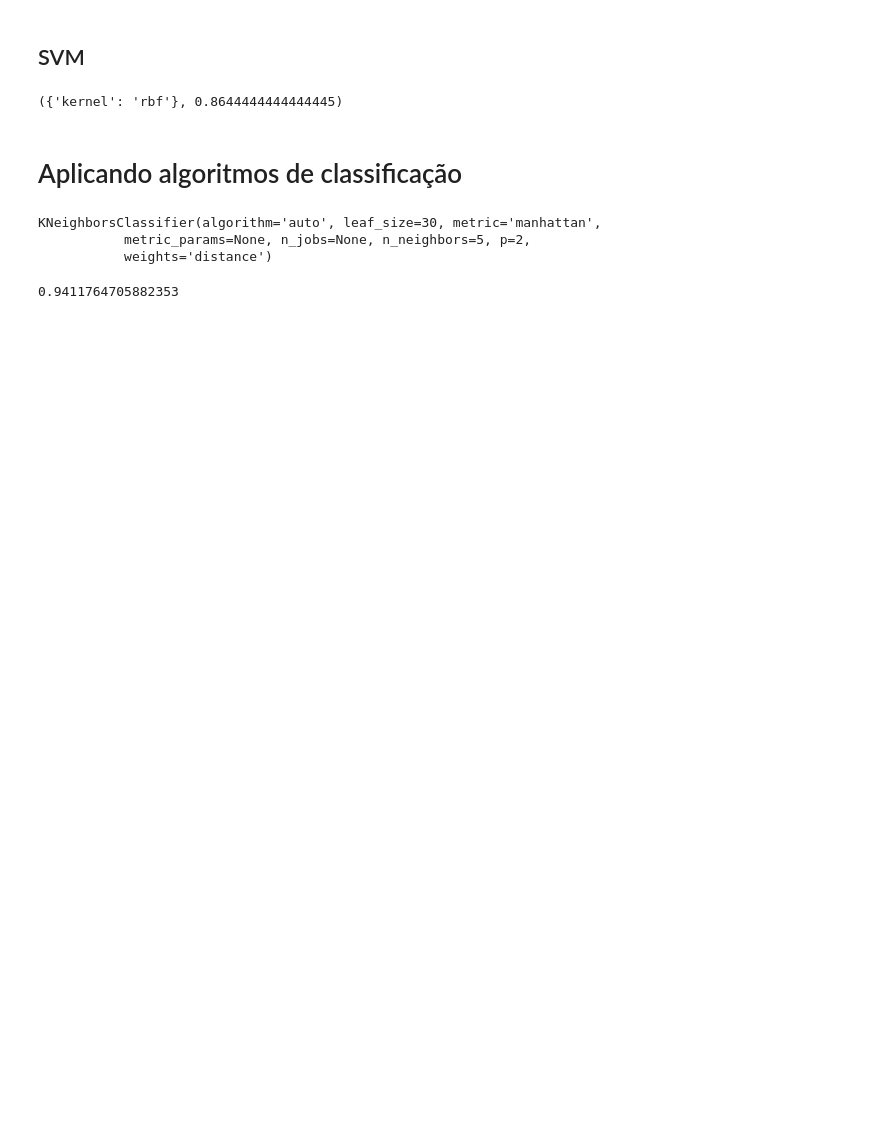
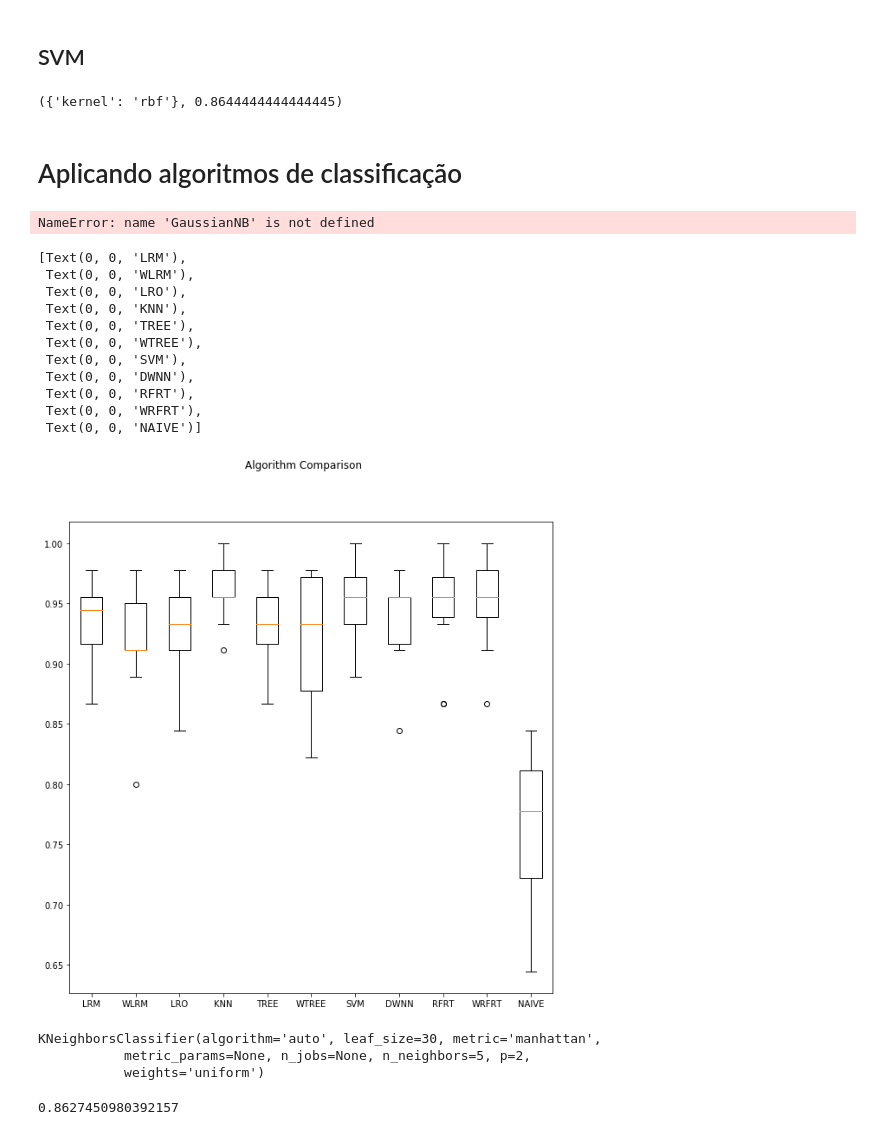
Before and after one commit to luana-martins/Machine-Learning, a Jupyter notebook: src/pre-processamento.ipynb, the cells around one changed output. Drawn from its saved outputs; the diff is of its cells as text; code cells hidden in the pictures; blank space fills up the shorter version.

Commit message:
adicionando naive bayes (Luana)

```diff
--- a/src/pre-processamento.ipynb
+++ b/src/pre-processamento.ipynb
@@ -311 +321,70 @@ takeBestParams(svm, param_grid)
+# %%
+from sklearn.ensemble import VotingClassifier
+from sklearn import model_selection
+from sklearn.ensemble import BaggingClassifier
+from sklearn.metrics import confusion_matrix
+
+# Preparando os modelos
+estimators = []
+model1 = LogisticRegression(multi_class='multinomial', solver="newton-cg")
+estimators.append(('LRM', model1))
+model2 = LogisticRegression(multi_class='multinomial', solver="newton-cg", class_weight="balanced")
+estimators.append(('WLRM', model2))
+model3 = LogisticRegression(multi_class='ovr', solver="liblinear")
+estimators.append(('LRO', model3))
+model4 = KNeighborsClassifier(n_neighbors = 5, metric="manhattan")
+estimators.append(('KNN', model4))
+model5 = DecisionTreeClassifier(criterion="entropy", random_state=56)
+estimators.append(('TREE', model5))
+model6 = DecisionTreeClassifier(criterion="entropy", class_weight="balanced", random_state=41)
+estimators.append(('WTREE', model6))
+model7 = SVC(random_state=0)
+estimators.append(('SVM', model7))
+model8 = KNeighborsClassifier(n_neighbors = 2, weights="distance", metric="manhattan")
+estimators.append(('DWNN', model8))
+model9 = RandomForestClassifier(criterion="entropy", random_state=22)
+estimators.append(('RFRT', model9))
+model10 = RandomForestClassifier(class_weight="balanced_subsample", criterion="gini", random_state=24)
+estimators.append(('WRFRT', model10))
+model11 = GaussianNB(var_smoothing=0.0015199110829529332)
+estimators.append(('NAIVE', model11))
+
+#ensemble = VotingClassifier(estimators)
+#results = model_selection.cross_val_score(ensemble, X_train, y_train, cv=kfold)
+
+# Verificando score de todos so modelos
+results = []
+names = []
+for name, model in estimators:
+    kfold = model_selection.KFold(n_splits=10)
+    y_pred = model_selection.cross_val_predict(model, X_train, y_train, cv=kfold)
+    cv_results = model_selection.cross_val_score(model, X_train, y_train, cv=kfold)
+    conf_mat = confusion_matrix(y_train, y_pred)
+    results.append(cv_results)
+    names.append(name)
+    print("%s: media %f | DP %f | Max %f" % (name, cv_results.mean(), cv_results.std(), cv_results.max()))
+    print("Matriz de confusão")
+    print(conf_mat, "\n")
+# %% [output]
+NameError: name 'GaussianNB' is not defined
+# %%
+# Plotando boxplot dos resultados
+fig = plt.figure(figsize=(10, 10))
+fig.suptitle('Algorithm Comparison')
+ax = fig.add_subplot(111)
+plt.boxplot(results)
+ax.set_xticklabels(names)
+# %% [output]
+[Text(0, 0, 'LRM'),
+ Text(0, 0, 'WLRM'),
+ Text(0, 0, 'LRO'),
+ Text(0, 0, 'KNN'),
+ Text(0, 0, 'TREE'),
+ Text(0, 0, 'WTREE'),
+ Text(0, 0, 'SVM'),
+ Text(0, 0, 'DWNN'),
+ Text(0, 0, 'RFRT'),
+ Text(0, 0, 'WRFRT'),
+ Text(0, 0, 'NAIVE')]
+[figure, added]
 # %%
@@ -313,10 +392,10 @@ lazy = KNeighborsClassifier(n_neighbors = 5, weights="distance", metric="manhatt
 # %%
-lazy.fit(X_train, y_train)
+model10.fit(X_train, y_train)
 # %% [output]
 KNeighborsClassifier(algorithm='auto', leaf_size=30, metric='manhattan',
            metric_params=None, n_jobs=None, n_neighbors=5, p=2,
-           weights='distance')
+           weights='uniform')
 # %%
-lazy.score(X_test, y_test)
+model10.score(X_test, y_test)
 # %% [output]
-0.9411764705882353
+0.8627450980392157
```
Also changed, not shown: parts of 5 cells of this notebook.
